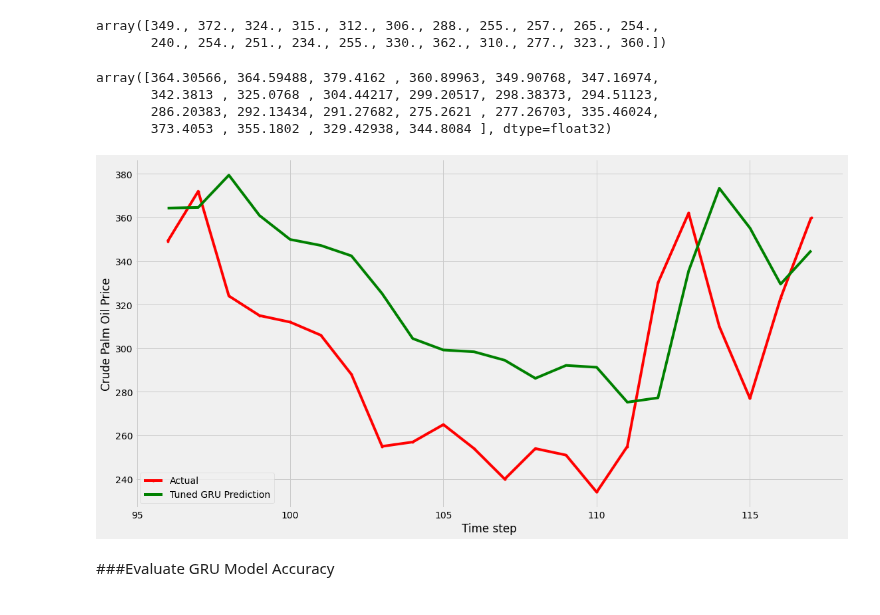
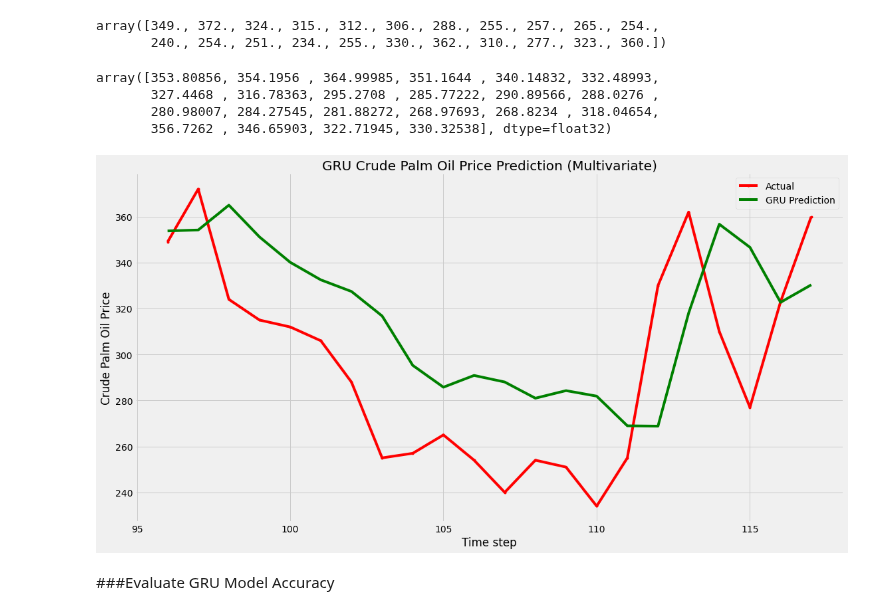
Before and after one commit to mofuoku417/Machine-Learning-Techniques-for-Multivariate-Time-Series-Forecasting-of-Crude-Palm-Oil-Prices, a Jupyter notebook: MV_GRU.ipynb, the cells around one changed output. Cells and saved outputs as stored; diff of their text form; code cells hidden in the pictures.

```diff
--- a/MV_GRU.ipynb
+++ b/MV_GRU.ipynb
@@ -263,7 +263,7 @@ print(X_train.shape, y_train.shape)
 (96, 3, 7) (96,)
 # %%
 GRU_model = tf.keras.Sequential()
-GRU_model.add(tf.keras.layers.GRU(75, activation='tanh', input_shape=(X_test.shape[1], X_test.shape[2])))
+GRU_model.add(tf.keras.layers.GRU(85, activation='tanh', input_shape=(X_test.shape[1], X_test.shape[2])))
 GRU_model.add(tf.keras.layers.Dense(64, activation='tanh'))
 GRU_model.add(tf.keras.layers.Dense(1))
 
@@ -410,25 +411,26 @@ array([349., 372., 324., 315., 312., 306., 288., 255., 257., 265., 254.,
 y_pred_inv = y_pred_inv.flatten()
 y_pred_inv
 # %% [output]
-array([364.30566, 364.59488, 379.4162 , 360.89963, 349.90768, 347.16974,
-       342.3813 , 325.0768 , 304.44217, 299.20517, 298.38373, 294.51123,
-       286.20383, 292.13434, 291.27682, 275.2621 , 277.26703, 335.46024,
-       373.4053 , 355.1802 , 329.42938, 344.8084 ], dtype=float32)
+array([353.80856, 354.1956 , 364.99985, 351.1644 , 340.14832, 332.48993,
+       327.4468 , 316.78363, 295.2708 , 285.77222, 290.89566, 288.0276 ,
+       280.98007, 284.27545, 281.88272, 268.97693, 268.8234 , 318.04654,
+       356.7262 , 346.65903, 322.71945, 330.32538], dtype=float32)
 # %%
 plt.figure(figsize=(17,9))
 #plt.grid()
 #plt.plot(np.arange(0, len(y_train)), y_train_inv, color='green', label="History")
 plt.plot(np.arange(len(y_train), len(y_train) + len(y_test)), y_test_inv, color='red', marker='.', label="Actual")
-plt.plot(np.arange(len(y_train), len(y_train) + len(y_test)), y_pred_inv, color='green', label="Tuned GRU Prediction")
+plt.plot(np.arange(len(y_train), len(y_train) + len(y_test)), y_pred_inv, color='green', label="GRU Prediction")
+plt.title("GRU Crude Palm Oil Price Prediction (Multivariate)")
 plt.ylabel('Crude Palm Oil Price')
 plt.xlabel('Time step')
 plt.legend()
 ax.grid()
 plt.savefig('graph_GRU.png')
 #plt.grid()
 #plt.show();
 # %% [output]
-[figure, old version]
+[figure, new version]
 # %% [markdown]
 ###Evaluate GRU Model Accuracy
 # %%
```
Also changed, not shown: parts of 15 cells of this notebook.
